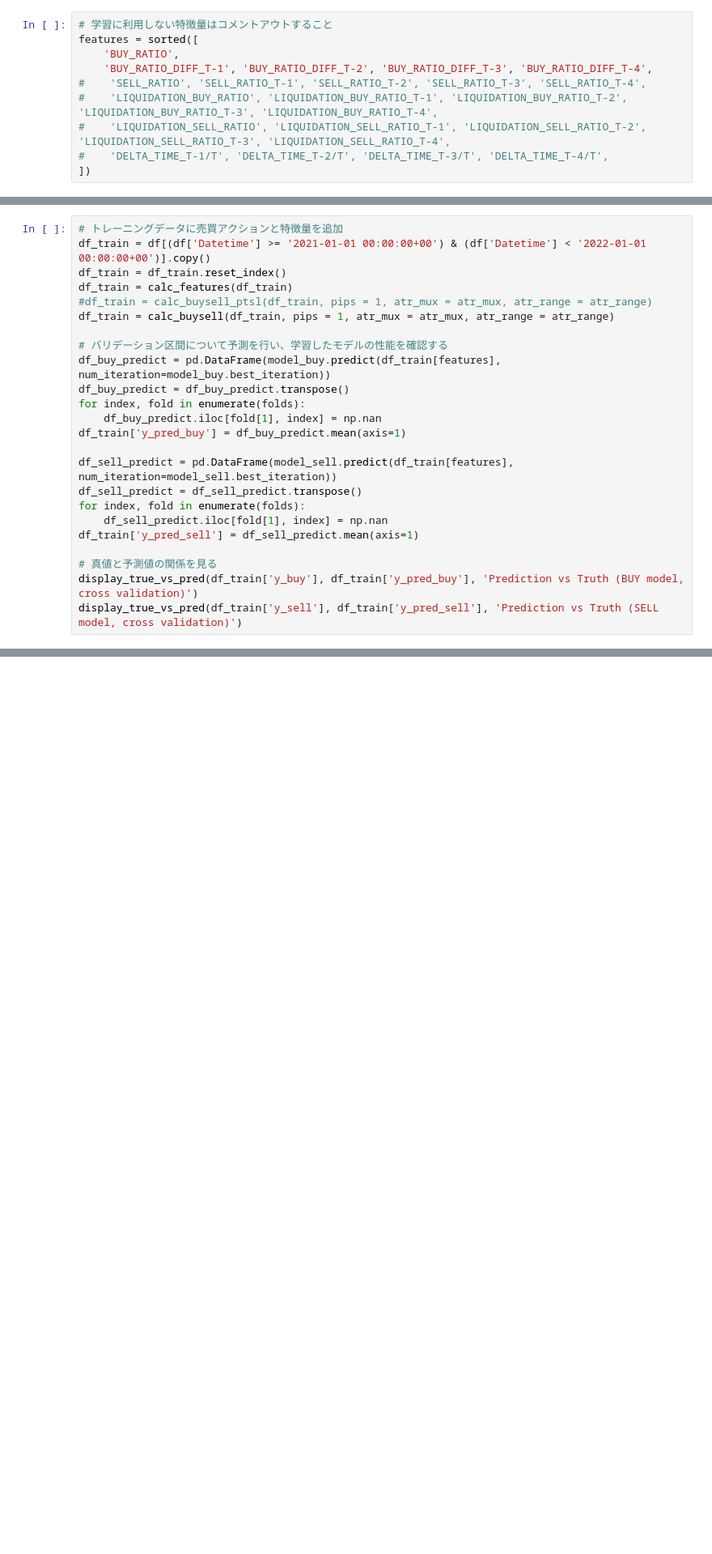
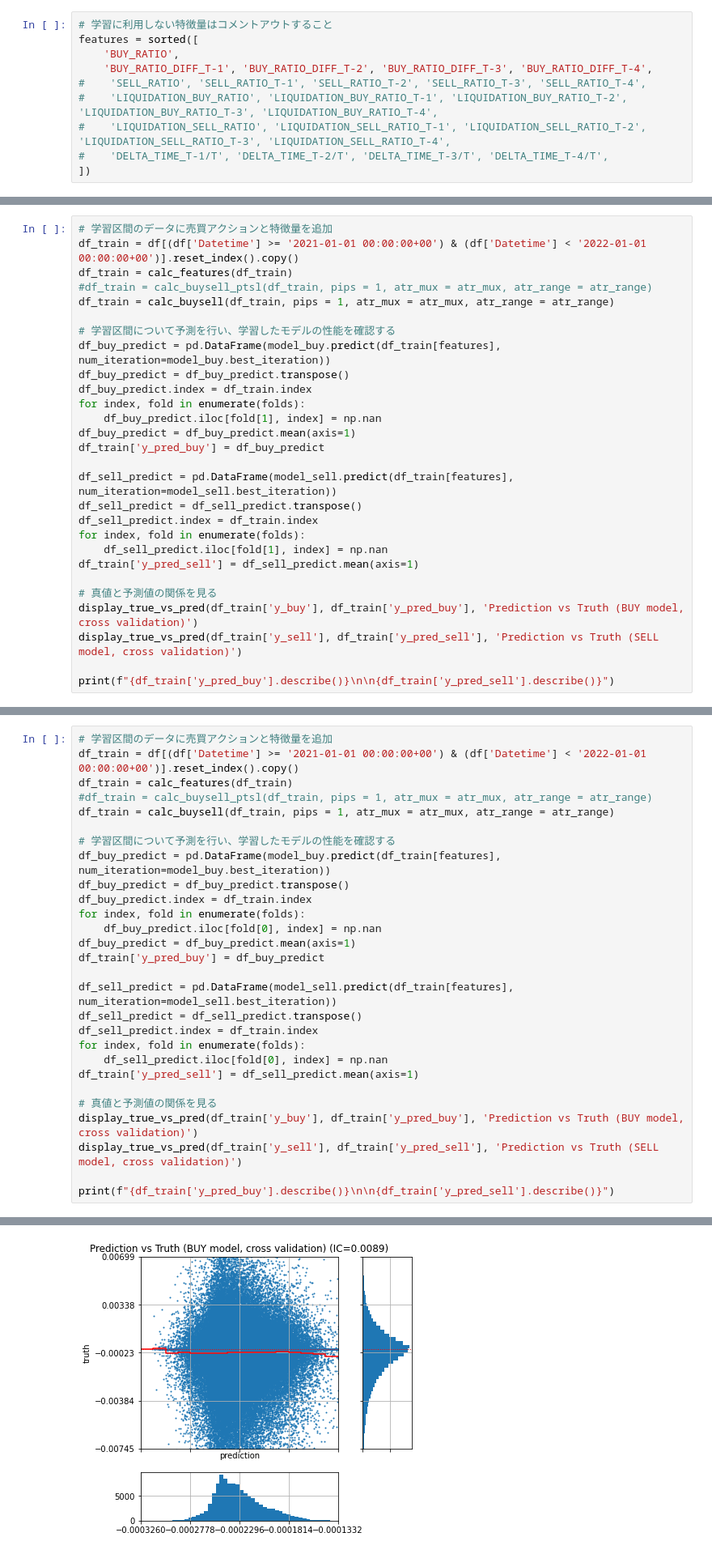
Before and after one commit to WannabeBotter/crypto_misc_jupyter, a Jupyter notebook: richman_dollarbar/richman_dollarbar.ipynb, the cells around one changed output, grey strips where cells are left out. Shown: that part at 81% size. Cells and saved outputs as stored; diff of their text form; blank space fills up the shorter version.

Commit message:
Fixed CPCV prediction index bug

```diff
--- a/richman_dollarbar/richman_dollarbar.ipynb
+++ b/richman_dollarbar/richman_dollarbar.ipynb
@@ -633,20 +634,22 @@ NameError: name 'cpcv_util' is not defined
 # %%
-# トレーニングデータに売買アクションと特徴量を追加
-df_train = df[(df['Datetime'] >= '2021-01-01 00:00:00+00') & (df['Datetime'] < '2022-01-01 00:00:00+00')].copy()
-df_train = df_train.reset_index()
+# 学習区間のデータに売買アクションと特徴量を追加
+df_train = df[(df['Datetime'] >= '2021-01-01 00:00:00+00') & (df['Datetime'] < '2022-01-01 00:00:00+00')].reset_index().copy()
 df_train = calc_features(df_train)
 #df_train = calc_buysell_ptsl(df_train, pips = 1, atr_mux = atr_mux, atr_range = atr_range)
 df_train = calc_buysell(df_train, pips = 1, atr_mux = atr_mux, atr_range = atr_range)
 
-# バリデーション区間について予測を行い、学習したモデルの性能を確認する
+# 学習区間について予測を行い、学習したモデルの性能を確認する
 df_buy_predict = pd.DataFrame(model_buy.predict(df_train[features], num_iteration=model_buy.best_iteration))
 df_buy_predict = df_buy_predict.transpose()
+df_buy_predict.index = df_train.index
 for index, fold in enumerate(folds):
     df_buy_predict.iloc[fold[1], index] = np.nan
-df_train['y_pred_buy'] = df_buy_predict.mean(axis=1)
+df_buy_predict = df_buy_predict.mean(axis=1)
+df_train['y_pred_buy'] = df_buy_predict
 
 df_sell_predict = pd.DataFrame(model_sell.predict(df_train[features], num_iteration=model_sell.best_iteration))
 df_sell_predict = df_sell_predict.transpose()
+df_sell_predict.index = df_train.index
 for index, fold in enumerate(folds):
     df_sell_predict.iloc[fold[1], index] = np.nan
 df_train['y_pred_sell'] = df_sell_predict.mean(axis=1)
@@ -654,3 +657,5 @@ df_train['y_pred_sell'] = df_sell_predict.mean(axis=1)
 # 真値と予測値の関係を見る
 display_true_vs_pred(df_train['y_buy'], df_train['y_pred_buy'], 'Prediction vs Truth (BUY model, cross validation)')
 display_true_vs_pred(df_train['y_sell'], df_train['y_pred_sell'], 'Prediction vs Truth (SELL model, cross validation)')
+
+print(f"{df_train['y_pred_buy'].describe()}\n\n{df_train['y_pred_sell'].describe()}")
@@ -664,0 +684,29 @@ display_true_vs_pred(df_train['y_sell'], df_train['y_pred_sell'], 'Prediction vs
+# %%
+# 学習区間のデータに売買アクションと特徴量を追加
+df_train = df[(df['Datetime'] >= '2021-01-01 00:00:00+00') & (df['Datetime'] < '2022-01-01 00:00:00+00')].reset_index().copy()
+df_train = calc_features(df_train)
+#df_train = calc_buysell_ptsl(df_train, pips = 1, atr_mux = atr_mux, atr_range = atr_range)
+df_train = calc_buysell(df_train, pips = 1, atr_mux = atr_mux, atr_range = atr_range)
+
+# 学習区間について予測を行い、学習したモデルの性能を確認する
+df_buy_predict = pd.DataFrame(model_buy.predict(df_train[features], num_iteration=model_buy.best_iteration))
+df_buy_predict = df_buy_predict.transpose()
+df_buy_predict.index = df_train.index
+for index, fold in enumerate(folds):
+    df_buy_predict.iloc[fold[0], index] = np.nan
+df_buy_predict = df_buy_predict.mean(axis=1)
+df_train['y_pred_buy'] = df_buy_predict
+
+df_sell_predict = pd.DataFrame(model_sell.predict(df_train[features], num_iteration=model_sell.best_iteration))
+df_sell_predict = df_sell_predict.transpose()
+df_sell_predict.index = df_train.index
+for index, fold in enumerate(folds):
+    df_sell_predict.iloc[fold[0], index] = np.nan
+df_train['y_pred_sell'] = df_sell_predict.mean(axis=1)
+
+# 真値と予測値の関係を見る
+display_true_vs_pred(df_train['y_buy'], df_train['y_pred_buy'], 'Prediction vs Truth (BUY model, cross validation)')
+display_true_vs_pred(df_train['y_sell'], df_train['y_pred_sell'], 'Prediction vs Truth (SELL model, cross validation)')
+
+print(f"{df_train['y_pred_buy'].describe()}\n\n{df_train['y_pred_sell'].describe()}")
+# %% [output]
@@ -664,0 +732 @@ display_true_vs_pred(df_train['y_sell'], df_train['y_pred_sell'], 'Prediction vs
+[figure, added]
```
Also changed, not shown: parts of 11 cells of this notebook, 1 other file.
